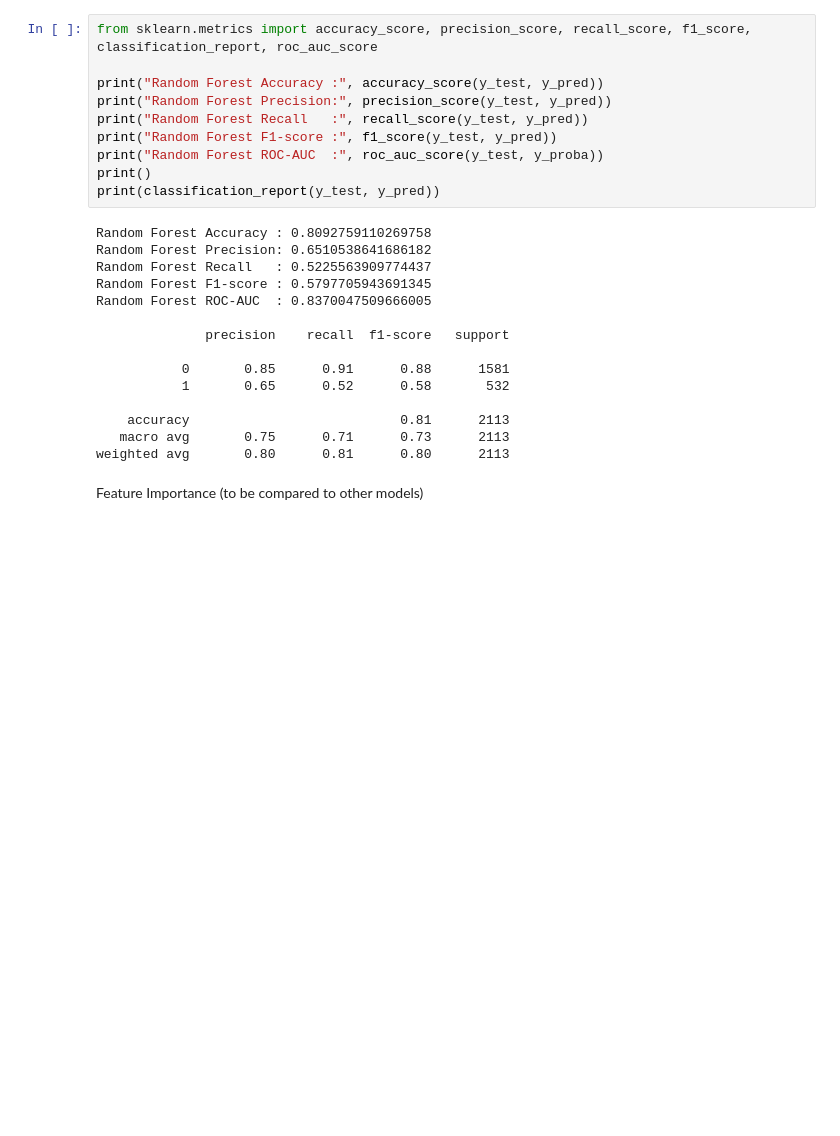
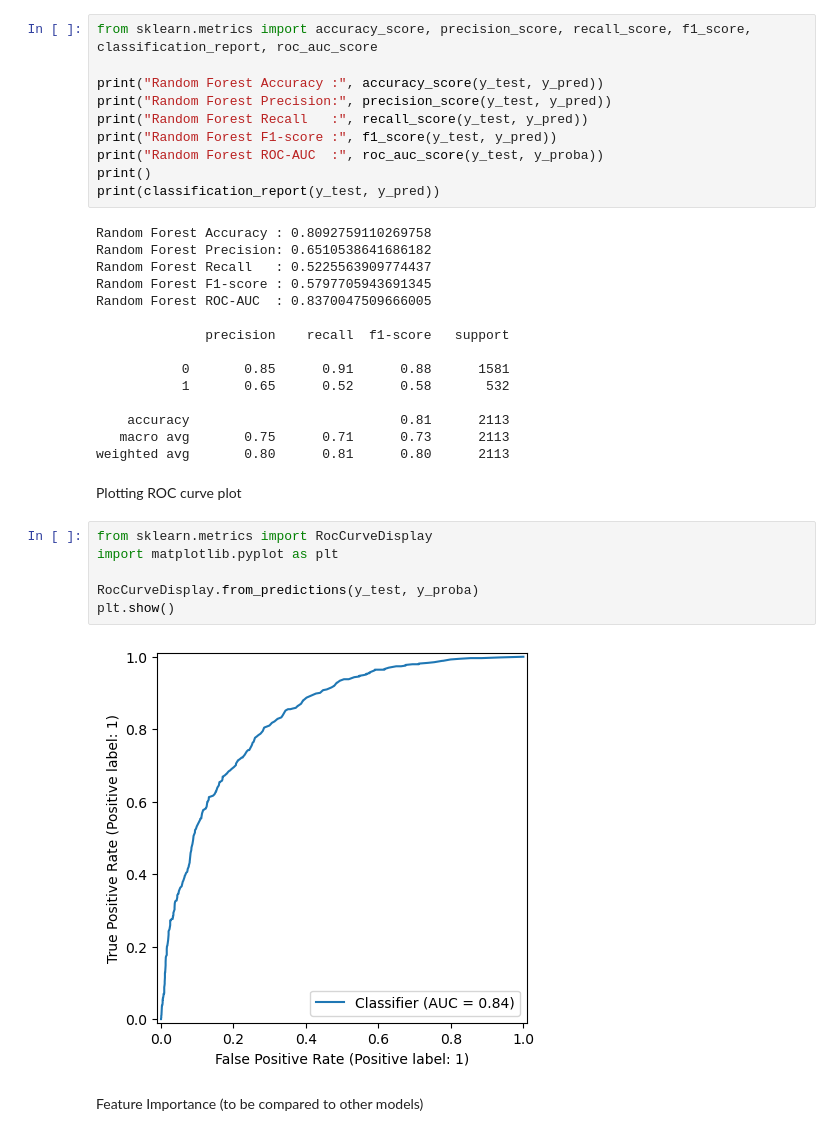
Before and after one commit to fiercetyper23/mldp_telco-churn, a Jupyter notebook: ZULZAWAID_BIN_ZUIKIFLI.ipynb, the cells around one changed output. Saved outputs shown, nothing was run; the diff lists cells and outputs as text; blank space fills up the shorter version.

Commit message:
Plotted ROC curve plot

```diff
--- a/ZULZAWAID_BIN_ZUIKIFLI.ipynb
+++ b/ZULZAWAID_BIN_ZUIKIFLI.ipynb
@@ -641,6 +641,16 @@ Random Forest ROC-AUC  : 0.8370047509666005
     accuracy                           0.81      2113
    macro avg       0.75      0.71      0.73      2113
 weighted avg       0.80      0.81      0.80      2113
+# %% [markdown]
+Plotting ROC curve plot
+# %%
+from sklearn.metrics import RocCurveDisplay
+import matplotlib.pyplot as plt
+
+RocCurveDisplay.from_predictions(y_test, y_proba)
+plt.show()
+# %% [output]
+[figure, added]
 # %% [markdown]
 Feature Importance (to be compared to other models)
 # %%
```
